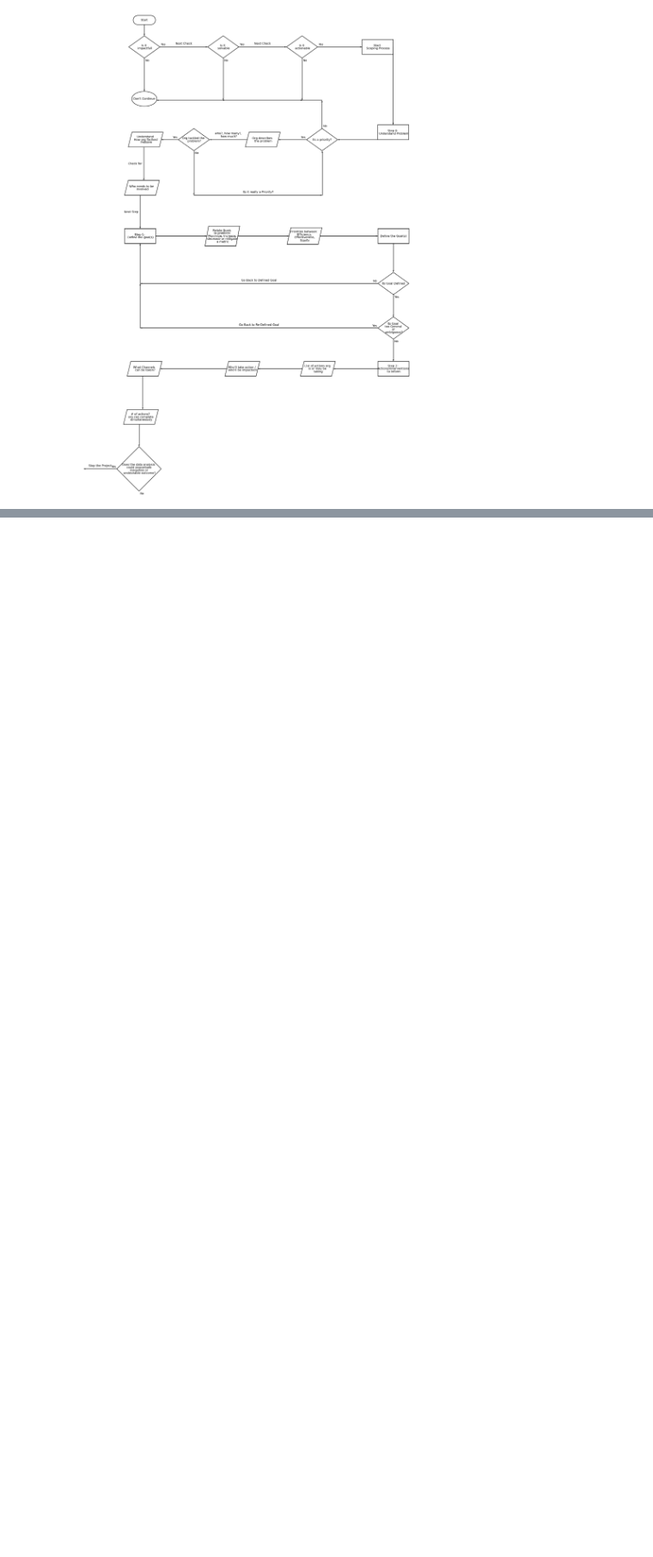
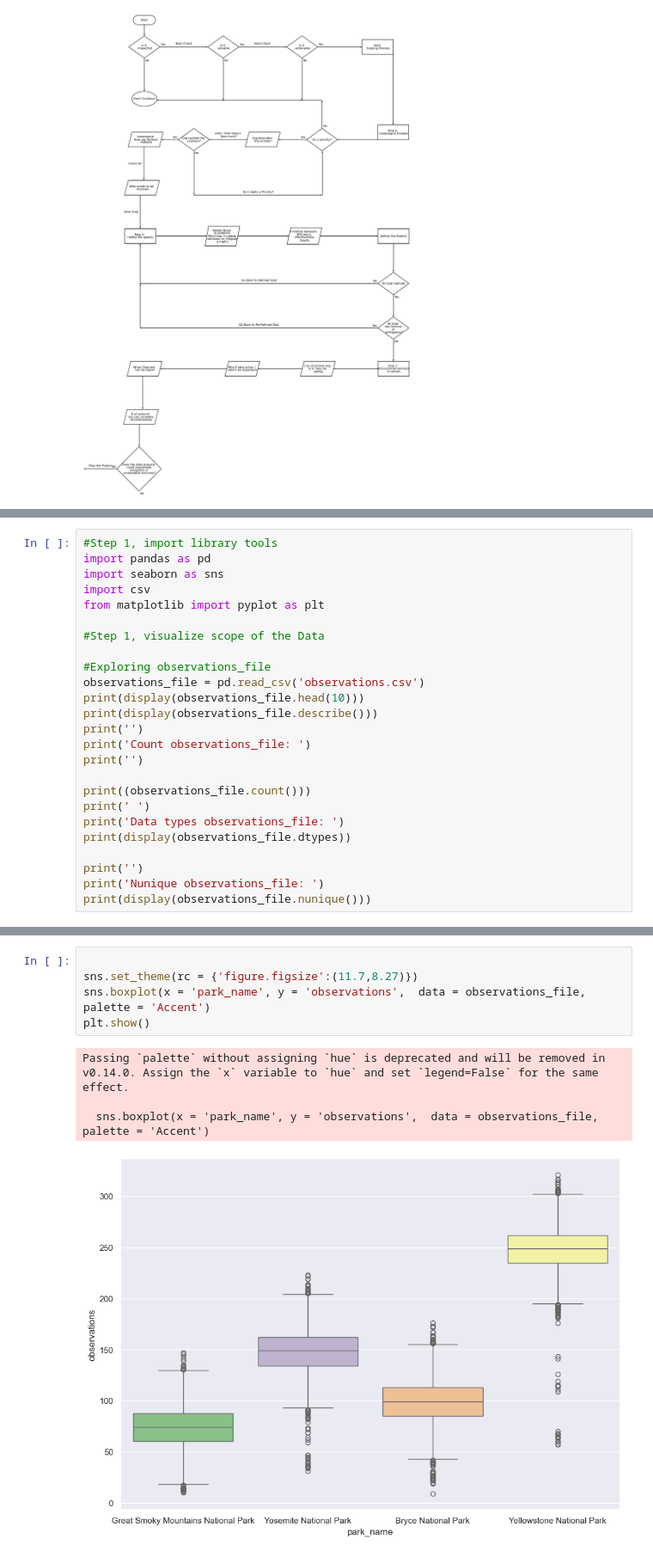
Before and after one commit to WillduaD98/portfolioDataAnalysisWillDua, a Jupyter notebook: biodiversity.ipynb, the cells around one changed output, grey strips where cells are left out. Shown at 86% size. Saved outputs shown, nothing was run; the diff lists cells and outputs as text; blank space fills up the shorter version.

```diff
--- a/biodiversity.ipynb
+++ b/biodiversity.ipynb
@@ -180,0 +191,25 @@ with schemdraw.Drawing() as d:
+# %%
+#Step 1, import library tools
+import pandas as pd
+import seaborn as sns
+import csv
+from matplotlib import pyplot as plt
+
+#Step 1, visualize scope of the Data
+
+#Exploring observations_file
+observations_file = pd.read_csv('observations.csv')
+print(display(observations_file.head(10)))
+print(display(observations_file.describe()))
+print('')
+print('Count observations_file: ')
+print('')
+
+print((observations_file.count()))
+print(' ')
+print('Data types observations_file: ')
+print(display(observations_file.dtypes))
+
+print('')
+print('Nunique observations_file: ')
+print(display(observations_file.nunique()))
@@ -180,0 +260,10 @@ with schemdraw.Drawing() as d:
+# %%
+
+sns.set_theme(rc = {'figure.figsize':(11.7,8.27)})
+sns.boxplot(x = 'park_name', y = 'observations',  data = observations_file, palette = 'Accent')
+plt.show()
+# %% [output]
+Passing `palette` without assigning `hue` is deprecated and will be removed in v0.14.0. Assign the `x` variable to `hue` and set `legend=False` for the same effect.
+
+  sns.boxplot(x = 'park_name', y = 'observations',  data = observations_file, palette = 'Accent')
+[figure, added]
```
Also changed, not shown: parts of 19 cells of this notebook.
